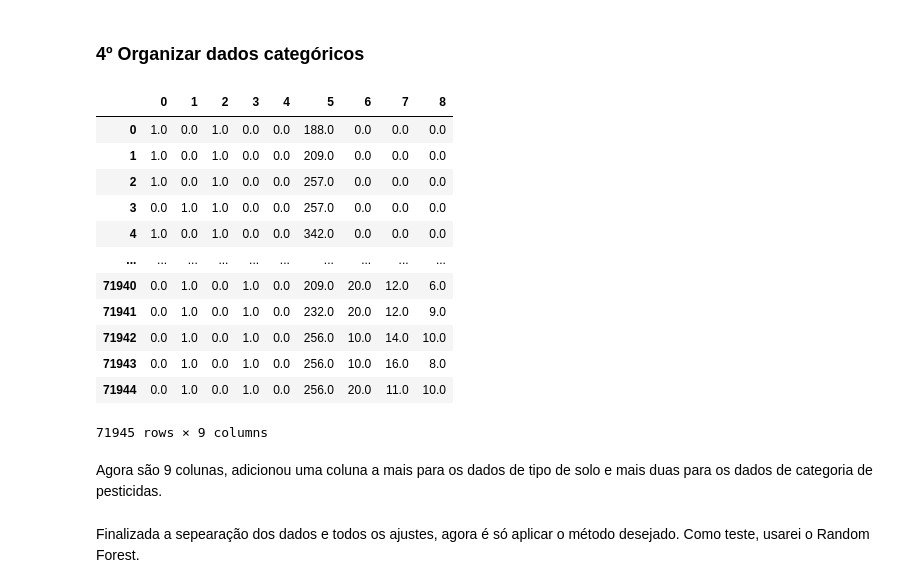
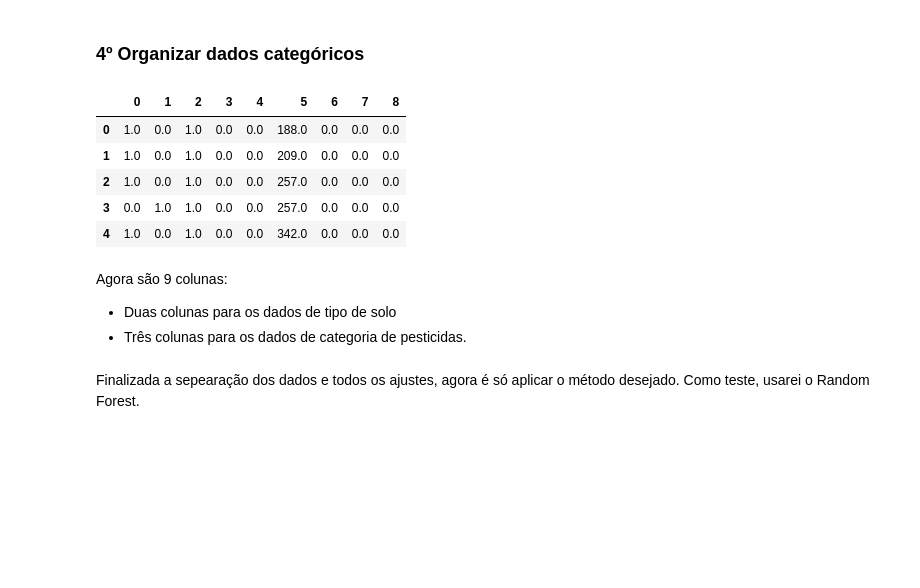
Before and after one commit to Scicrop/jobs-datascience, a Jupyter notebook: Resultado_Safra_2020.ipynb, the cells around one changed output. Drawn from its saved outputs; the diff is of its cells as text; code cells hidden in the pictures; blank space fills up the shorter version.

```diff
--- a/Resultado_Safra_2020.ipynb
+++ b/Resultado_Safra_2020.ipynb
@@ -145,6 +141,6 @@ safra_18_19.describe()
 ### 3º Informações x Resultado
 # %%
 # Separar os dados de informações, que geram as previsões (previ) e os dados de classificação (classe)
-previ = safra_18_19.iloc[:, 0:6].values
-classe = safra_18_19.iloc[:, 6].values
+previ = safra_18_19.iloc[:, 0:6]
+classe = safra_18_19.iloc[:, 6]
 # %%
@@ -175,21 +177,16 @@ previ = column_tranformer.fit_transform(previ)
 # %%
-pd.DataFrame(previ)
+pd.DataFrame(previ).head()
 # %% [output]
 |  | 0 | 1 | 2 | 3 | 4 | 5 | 6 | 7 | 8 |
 | 0 | 1.0 | 0.0 | 1.0 | 0.0 | 0.0 | 188.0 | 0.0 | 0.0 | 0.0 |
 | 1 | 1.0 | 0.0 | 1.0 | 0.0 | 0.0 | 209.0 | 0.0 | 0.0 | 0.0 |
 | 2 | 1.0 | 0.0 | 1.0 | 0.0 | 0.0 | 257.0 | 0.0 | 0.0 | 0.0 |
 | 3 | 0.0 | 1.0 | 1.0 | 0.0 | 0.0 | 257.0 | 0.0 | 0.0 | 0.0 |
 | 4 | 1.0 | 0.0 | 1.0 | 0.0 | 0.0 | 342.0 | 0.0 | 0.0 | 0.0 |
-| ... | ... | ... | ... | ... | ... | ... | ... | ... | ... |
-| 71940 | 0.0 | 1.0 | 0.0 | 1.0 | 0.0 | 209.0 | 20.0 | 12.0 | 6.0 |
-| 71941 | 0.0 | 1.0 | 0.0 | 1.0 | 0.0 | 232.0 | 20.0 | 12.0 | 9.0 |
-| 71942 | 0.0 | 1.0 | 0.0 | 1.0 | 0.0 | 256.0 | 10.0 | 14.0 | 10.0 |
-| 71943 | 0.0 | 1.0 | 0.0 | 1.0 | 0.0 | 256.0 | 10.0 | 16.0 | 8.0 |
-| 71944 | 0.0 | 1.0 | 0.0 | 1.0 | 0.0 | 256.0 | 20.0 | 11.0 | 10.0 |
-71945 rows × 9 columns
 # %% [markdown]
-Agora são 9 colunas, adicionou uma coluna a mais para os dados de tipo de solo e mais duas para os dados de categoria de pesticidas.
+Agora são 9 colunas:
+   - Duas colunas para os dados de tipo de solo
+   - Três colunas para os dados de categoria de pesticidas.
 # %% [markdown]
 Finalizada a sepearação dos dados e todos os ajustes, agora é só aplicar o método desejado.
 Como teste, usarei o Random Forest.
```
Also changed, not shown: parts of 36 cells of this notebook, 1 other file.
